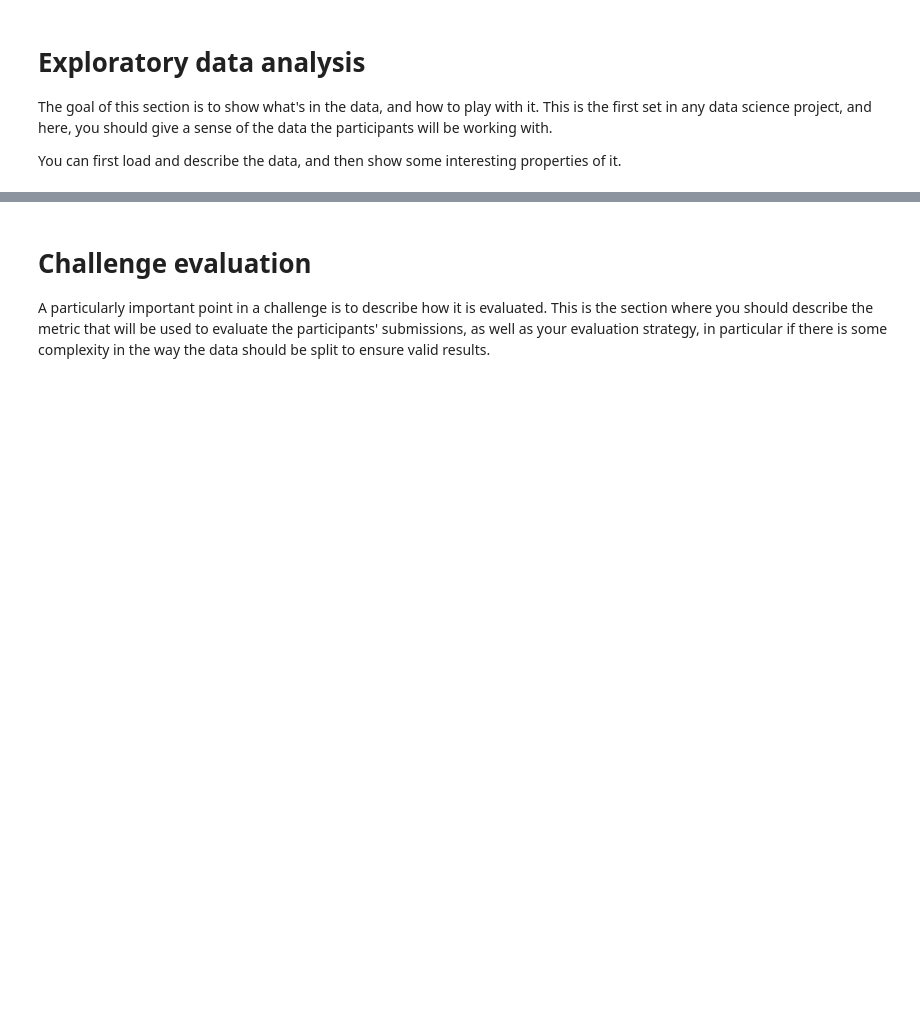
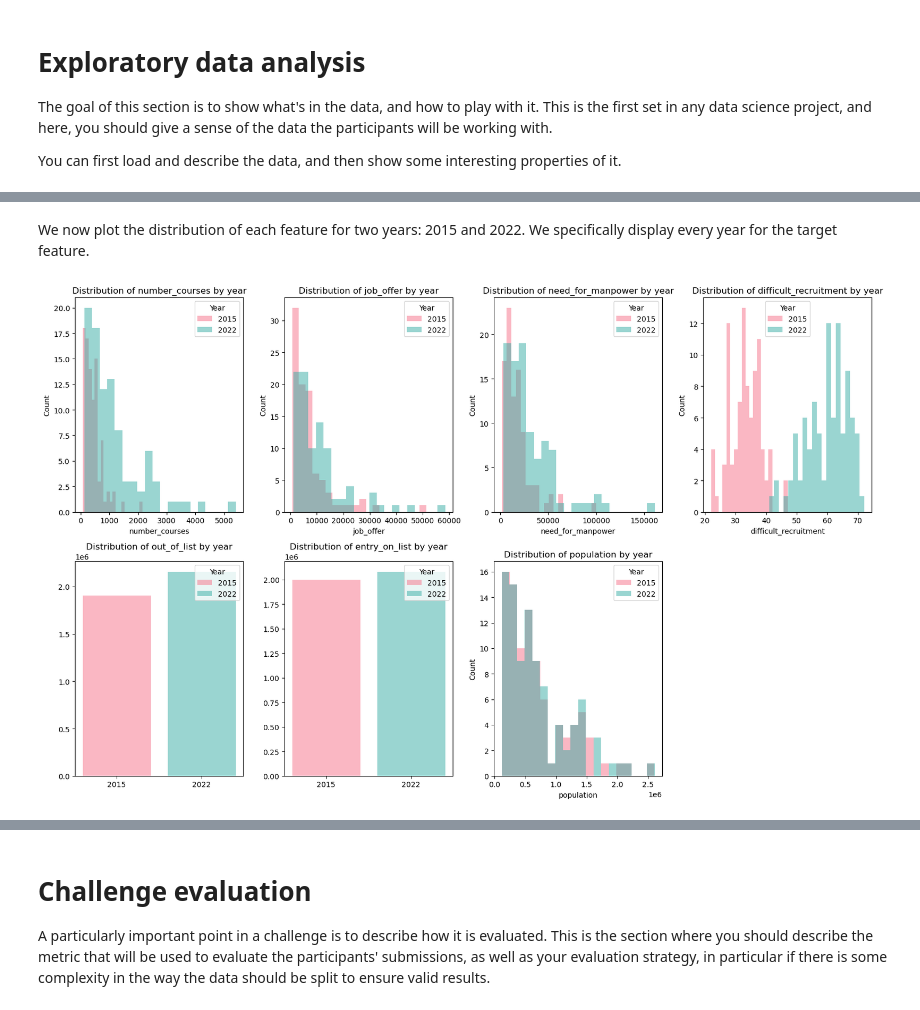
Before and after one commit to BenjaminDschps/data_challenge, a Jupyter notebook: template_starting_kit.ipynb, the cells around one changed output, grey strips where cells are left out. Cells and saved outputs as stored; diff of their text form; code cells hidden in the pictures; blank space fills up the shorter version.

```diff
--- a/template_starting_kit.ipynb
+++ b/template_starting_kit.ipynb
@@ -85,0 +68,3 @@ print(sorted(X_df.TIME_PERIOD.unique()))
+# %%
+df = pd.concat([X_df, y], axis=1)
+df
@@ -85,0 +123,4 @@ print(sorted(X_df.TIME_PERIOD.unique()))
+# %%
+numerical_cols = df.select_dtypes(include=["float64", "int64"]).columns.drop(["TIME_PERIOD", "OBS_VALUE"])
+stats = df.groupby('TIME_PERIOD')[numerical_cols].describe().loc[:, (slice(None), ['mean', 'std', 'min', 'max'])]
+stats
@@ -85,0 +139,36 @@ print(sorted(X_df.TIME_PERIOD.unique()))
+# %% [markdown]
+We now plot the distribution of each feature for two years: 2015 and 2022.
+We specifically display every year for the target feature.
+# %%
+import seaborn as sns
+import matplotlib.pyplot as plt
+import math
+
+palette = sns.color_palette("husl", n_colors=2)  # Only two years (2015, 2022)
+num_cols = len(numerical_cols)
+rows = math.ceil(num_cols / 4)
+
+fig, axes = plt.subplots(nrows=rows, ncols=4, figsize=(16, 5 * rows))
+axes = axes.flatten()
+
+for i, col in enumerate(numerical_cols):
+    ax = axes[i]
+    for j, year in enumerate([2015, 2022]):  # Plot only first and last year
+        if col in ["out_of_list", "entry_on_list"]: # Only two unique values
+            mean_value = X_df[X_df["TIME_PERIOD"] == year][col].mean()
+            ax.bar(str(year), mean_value, color=palette[j], alpha=0.5, label=str(year))
+        else:
+            sns.histplot(X_df[X_df["TIME_PERIOD"] == year][col], bins=20, kde=False,
+                         color=palette[j], label=str(year), ax=ax, alpha=0.5, edgecolor=None)
+
+    ax.set_title(f"Distribution of {col} by year")
+    ax.legend(title="Year")
+
+# remove empty subplots
+for i in range(num_cols, len(axes)):
+    fig.delaxes(axes[i])
+
+plt.tight_layout()
+plt.show()
+# %% [output]
+[figure, added]
```
Also changed, not shown: parts of 20 cells of this notebook.
